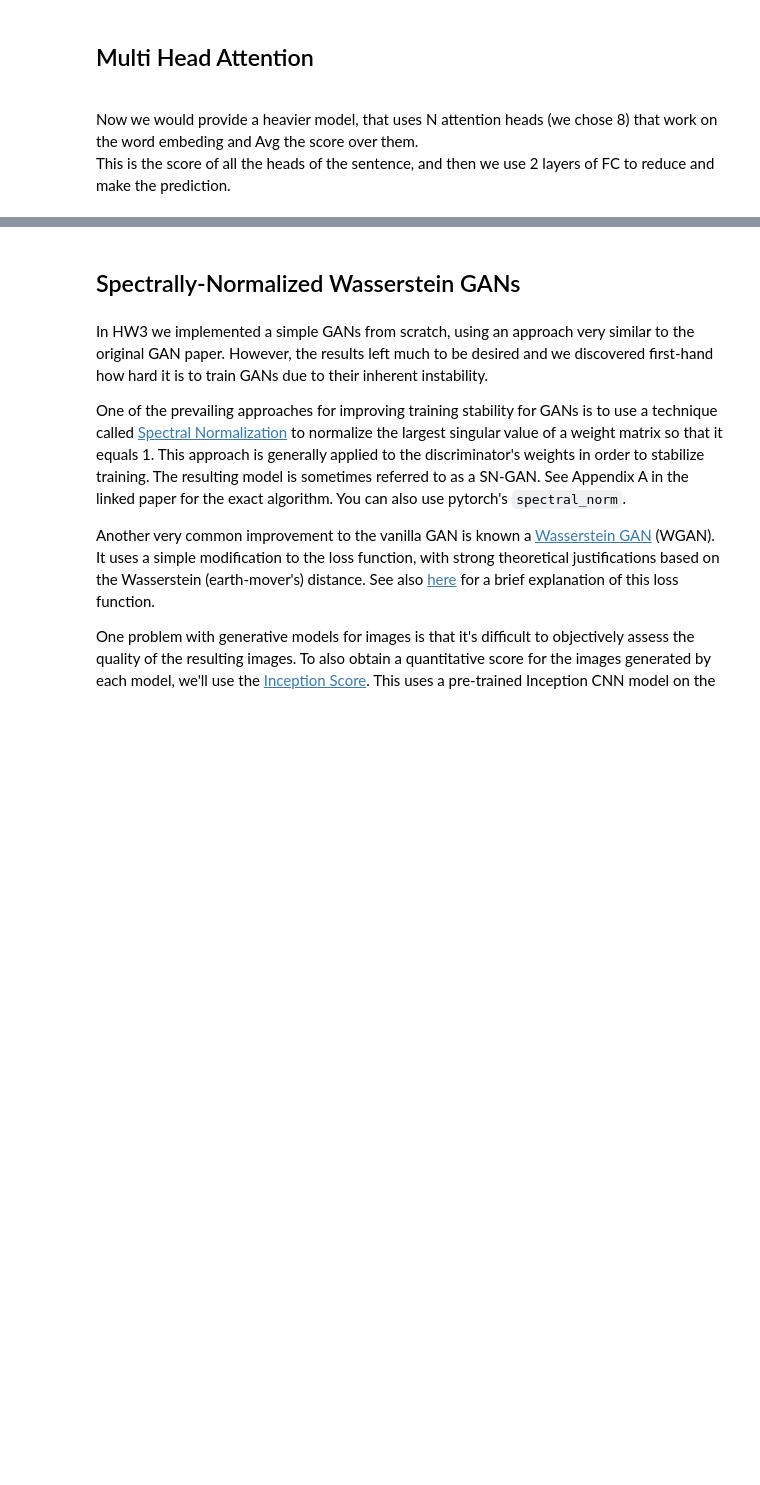
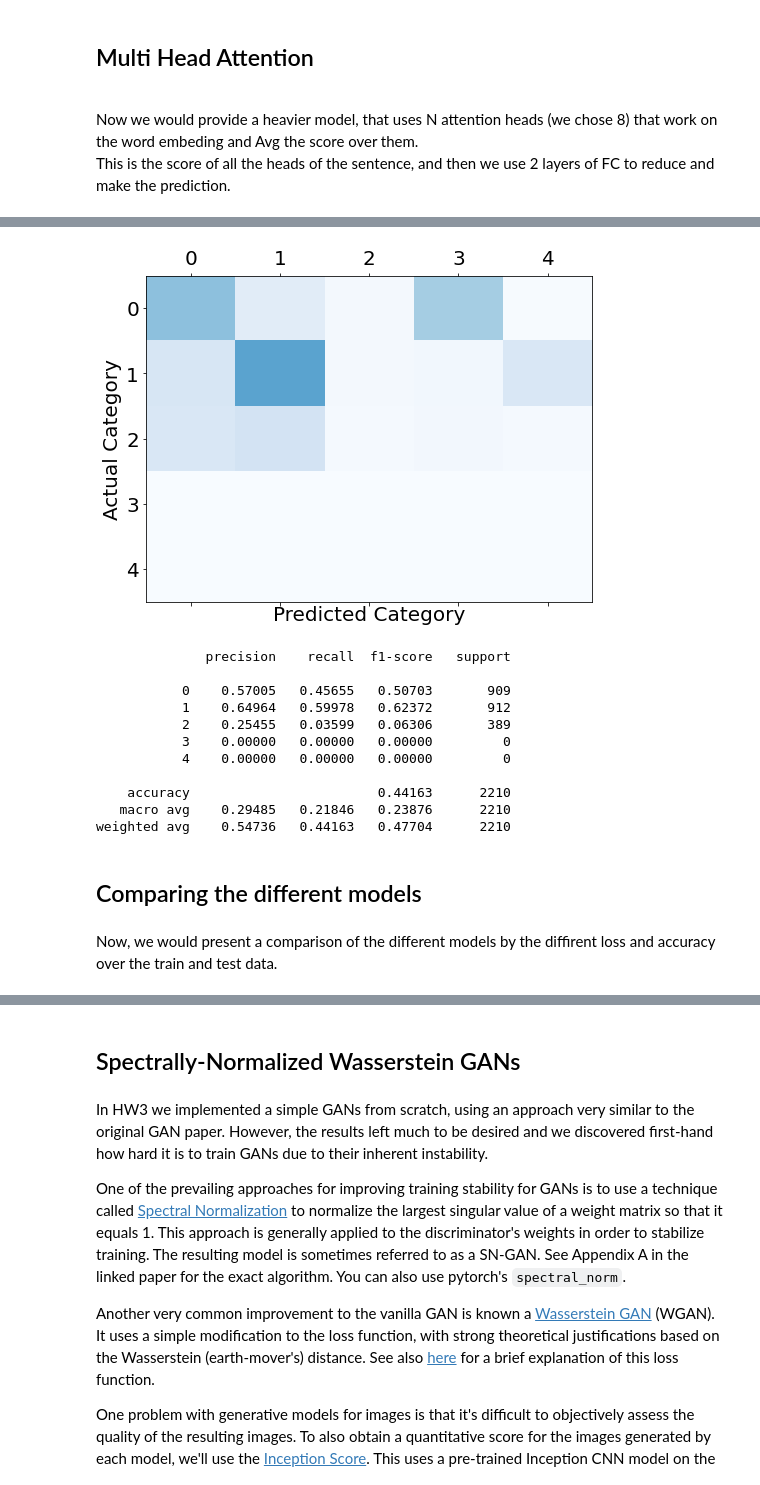
Before and after one commit to mkimhi/Sentiment-Analysis-Attention, a Jupyter notebook: Part3_MiniProject.ipynb, the cells around one changed output, grey strips where cells are left out. Drawn from its saved outputs; the diff is of its cells as text; code cells hidden in the pictures; blank space fills up the shorter version.

```diff
--- a/Part3_MiniProject.ipynb
+++ b/Part3_MiniProject.ipynb
@@ -341,6 +432,7 @@ if os.path.isfile(checkpoint_file_final):
     attnModel5.load_state_dict(saved_state['model_state'])
 else:
     try:
+        train_accur_attn_5, test_accur_attn_5,train_losses_attn_5,test_losses_attn_5=\
         train_and_eval(attnModel5,train_iter_5, test_iter_5, optimizer, loss_fn=loss_fn, epochs=EPOCHS,name='Attention_',data_name = 'SST5')
 
     except KeyboardInterrupt as e:
@@ -369,6 +521,7 @@ MHA5 = MHAA(VOC_DIM, EMBEDDING_DIM, HIDDEN_DIM*2, OUTPUT_DIM[1], word_embeddings
 print(f'The Multy Head Attention model for 5-classes has {count_parameters(MHA):,} trainable weights')
 optimizer = torch.optim.Adam(MHA5.parameters(), lr=learning_rate)
 loss_fn = nn.NLLLoss()
-train_accur, test_accur,train_losses,test_losses = train_and_eval(MHA5,train_iter, test_iter, optimizer, loss_fn=loss_fn, epochs=EPOCHS,name='MHA',data_name = 'SST3');
+train_accur_5, test_accur_5,train_losses_5,test_losses_5 = train_and_eval(MHA5,train_iter_5, test_iter_5, optimizer, loss_fn=loss_fn, epochs=EPOCHS,name='MHA',data_name = 'SST5');
 present_accuracy(MHA5, test_iter,classes=5)
 print_stats(MHA5, test_iter,classes=5)
+# %% [output]
@@ -374,0 +545,16 @@ print_stats(MHA5, test_iter,classes=5)
+[figure, added]
+              precision    recall  f1-score   support
+
+           0    0.57005   0.45655   0.50703       909
+           1    0.64964   0.59978   0.62372       912
+           2    0.25455   0.03599   0.06306       389
+           3    0.00000   0.00000   0.00000         0
+           4    0.00000   0.00000   0.00000         0
+
+    accuracy                        0.44163      2210
+   macro avg    0.29485   0.21846   0.23876      2210
+weighted avg    0.54736   0.44163   0.47704      2210
+# %% [markdown]
+## Comparing the different models
+# %% [markdown]
+Now, we would present a comparison of the different models by the diffirent loss and accuracy over the train and test data.
```
Also changed, not shown: parts of 22 cells of this notebook.
